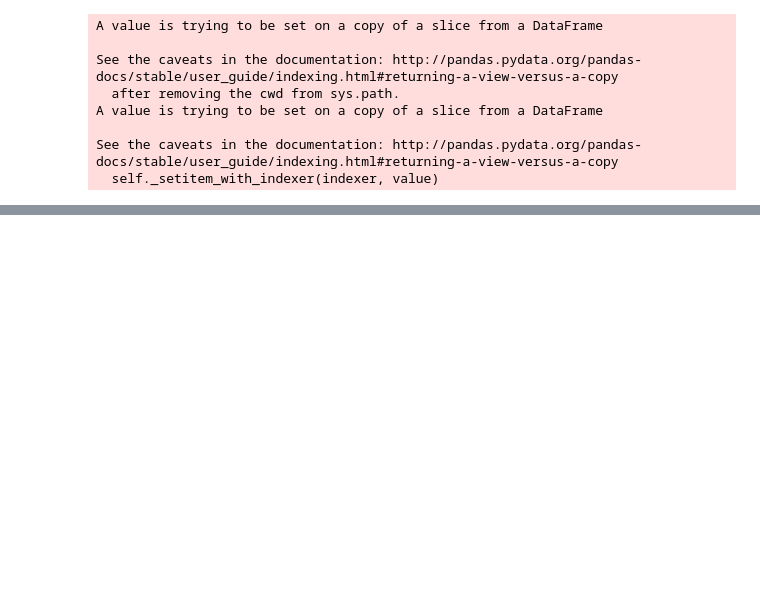
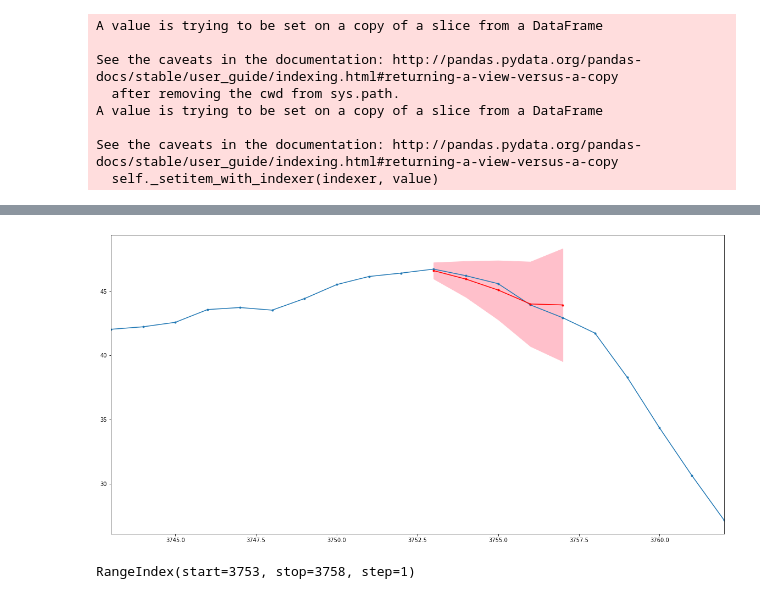
Before and after one commit to webclinic017/happycoding, a Jupyter notebook: Pair trade_Time_series/Time_series.ipynb, the cells around one changed output, grey strips where cells are left out. Cells and saved outputs as stored; diff of their text form; code cells hidden in the pictures; blank space fills up the shorter version.

```diff
--- a/Pair trade_Time_series/Time_series.ipynb
+++ b/Pair trade_Time_series/Time_series.ipynb
@@ -185,0 +231,17 @@ Warnings:
+# %%
+test_start=-20+8
+back_forecast=results.get_prediction(start=test_start, end=test_start+4, dynamic=True)
+mean_forecast=back_forecast.predicted_mean
+conf_intervals=back_forecast.conf_int()
+
+plt.figure(figsize=(20,10))
+ts[test_start-10:test_start+10].plot(marker='.')
+plt.plot(mean_forecast.index, mean_forecast.values, color='red', marker='.', label='forecast')
+plt.fill_between(conf_intervals.index, conf_intervals['lower ICE_WLTW_1.66'], conf_intervals['upper ICE_WLTW_1.66'], color='pink')
+plt.show()
+# %% [output]
+[figure, added]
+# %%
+print(mean_forecast.index)
+# %% [output]
+RangeIndex(start=3753, stop=3758, step=1)
```
Also changed, not shown: parts of 15 cells of this notebook, 17 other files.
